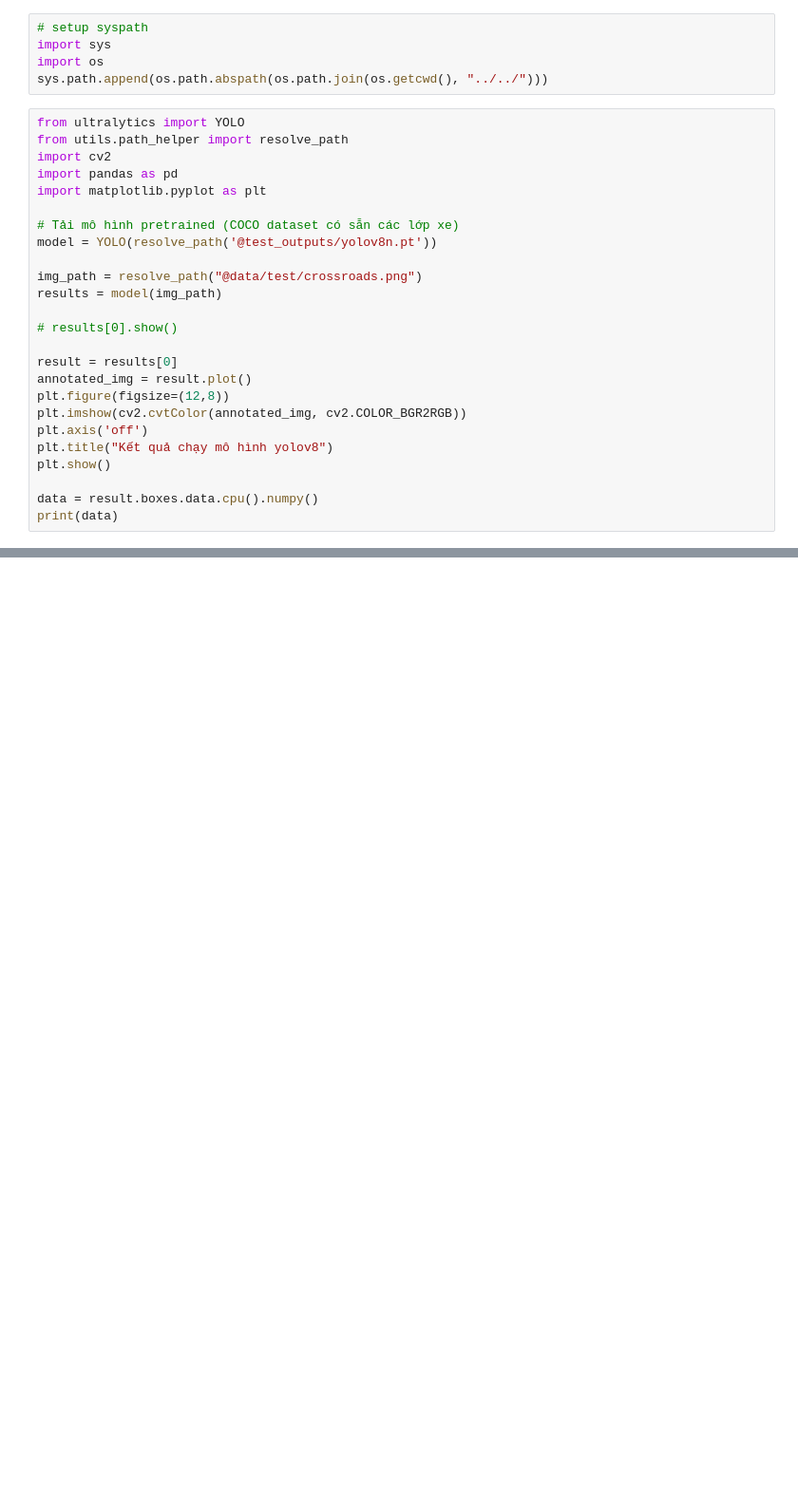
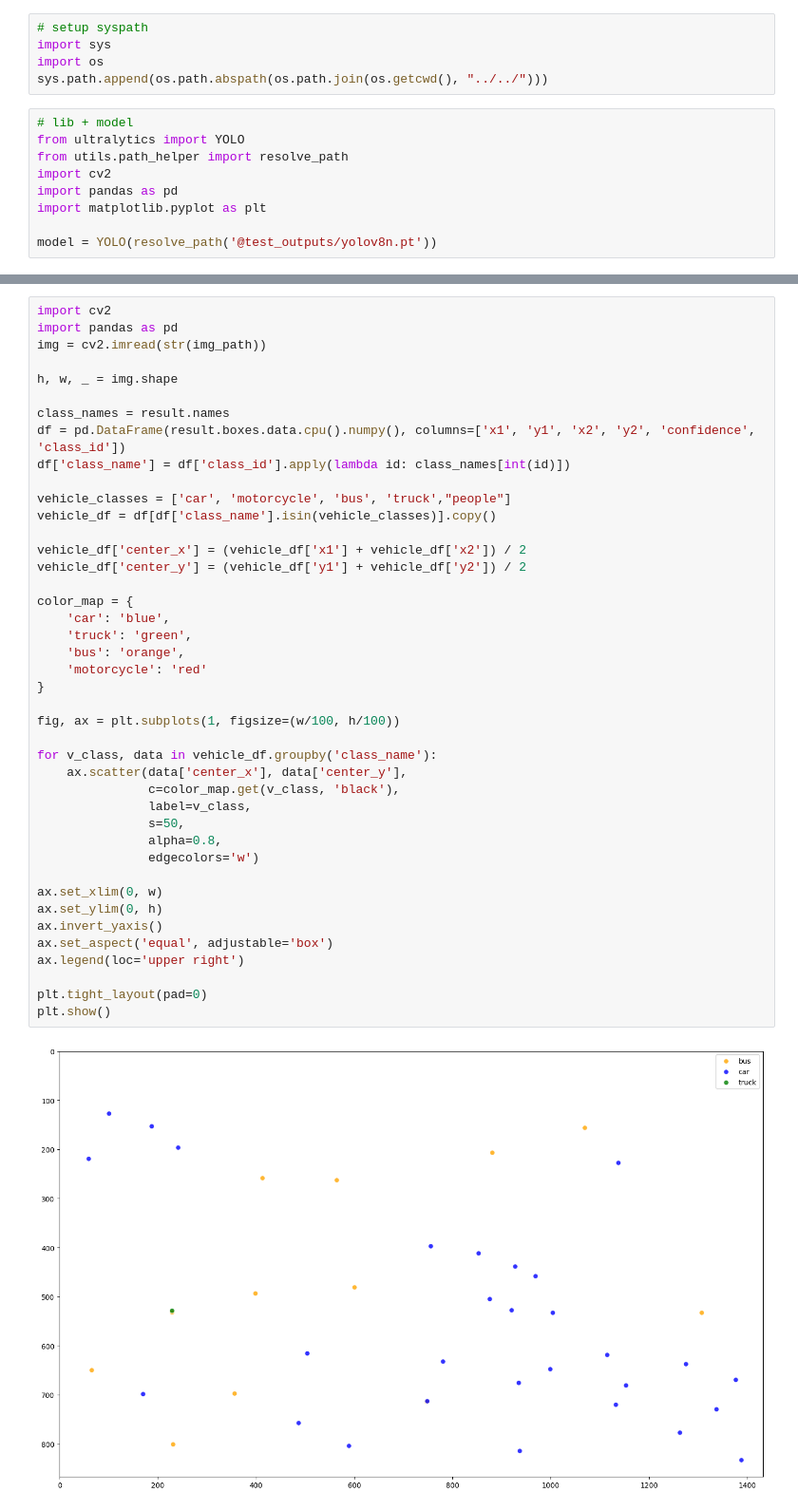
Before and after one commit to cjjjjjk/traaaa, a Jupyter notebook: weekly_report/week1_2/main.ipynb, the cells around one changed output, grey strips where cells are left out. Shown at 95% size. Saved outputs shown, nothing was run; the diff lists cells and outputs as text; blank space fills up the shorter version.

```diff
--- a/weekly_report/week1_2/main.ipynb
+++ b/weekly_report/week1_2/main.ipynb
@@ -12,29 +13,13 @@ import sys
 import os
 sys.path.append(os.path.abspath(os.path.join(os.getcwd(), "../../")))
 # %%
+# lib + model
 from ultralytics import YOLO
 from utils.path_helper import resolve_path
 import cv2
 import pandas as pd
 import matplotlib.pyplot as plt
 
-# Tải mô hình pretrained (COCO dataset có sẵn các lớp xe)
 model = YOLO(resolve_path('@test_outputs/yolov8n.pt'))
-
-img_path = resolve_path("@data/test/crossroads.png")
-results = model(img_path)
-
-# results[0].show()
-
-result = results[0]
-annotated_img = result.plot()
-plt.figure(figsize=(12,8))
-plt.imshow(cv2.cvtColor(annotated_img, cv2.COLOR_BGR2RGB))
-plt.axis('off')
-plt.title("Kết quả chạy mô hình yolov8")
-plt.show()
-
-data = result.boxes.data.cpu().numpy()
-print(data)
 # %% [output]
 test output !
@@ -62 +80,45 @@ Speed: 6.9ms preprocess, 95.9ms inference, 16.6ms postprocess per image at shape
+# %%
+import cv2
+import pandas as pd
+img = cv2.imread(str(img_path))
+
+h, w, _ = img.shape
+
+class_names = result.names
+df = pd.DataFrame(result.boxes.data.cpu().numpy(), columns=['x1', 'y1', 'x2', 'y2', 'confidence', 'class_id'])
+df['class_name'] = df['class_id'].apply(lambda id: class_names[int(id)])
+
+vehicle_classes = ['car', 'motorcycle', 'bus', 'truck',"people"]
+vehicle_df = df[df['class_name'].isin(vehicle_classes)].copy()
+
+vehicle_df['center_x'] = (vehicle_df['x1'] + vehicle_df['x2']) / 2
+vehicle_df['center_y'] = (vehicle_df['y1'] + vehicle_df['y2']) / 2
+
+color_map = {
+    'car': 'blue',
+    'truck': 'green',
+    'bus': 'orange',
+    'motorcycle': 'red'
+}
+
+fig, ax = plt.subplots(1, figsize=(w/100, h/100))
+
+for v_class, data in vehicle_df.groupby('class_name'):
+    ax.scatter(data['center_x'], data['center_y'],
+               c=color_map.get(v_class, 'black'),
+               label=v_class,
+               s=50,
+               alpha=0.8,
+               edgecolors='w')
+
+ax.set_xlim(0, w)
+ax.set_ylim(0, h)
+ax.invert_yaxis()
+ax.set_aspect('equal', adjustable='box')
+ax.legend(loc='upper right')
+
+plt.tight_layout(pad=0)
+plt.show()
+# %% [output]
+[figure, added]
 # %%
```
Also changed, not shown: parts of 7 cells of this notebook, 29 other files.
